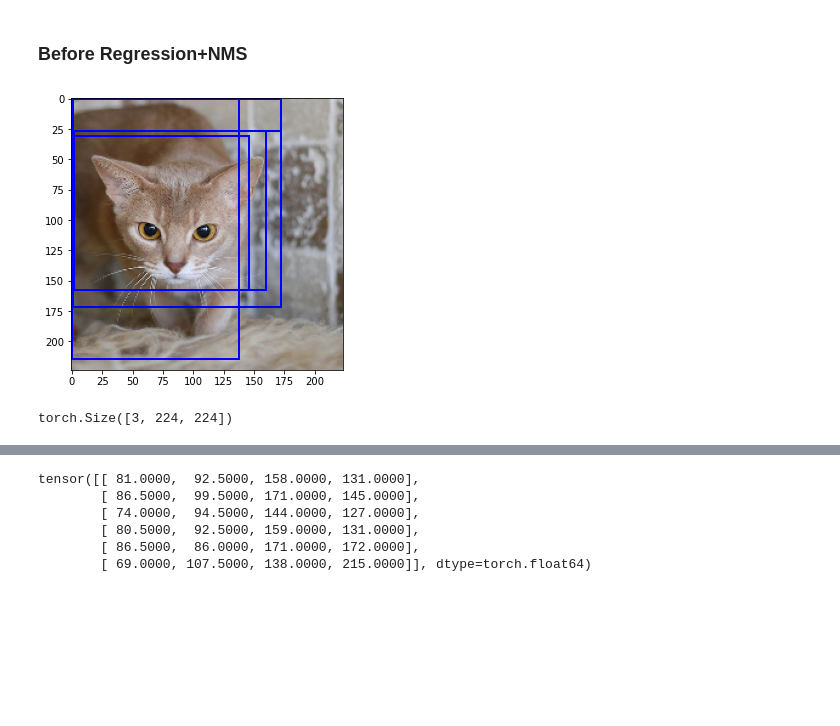
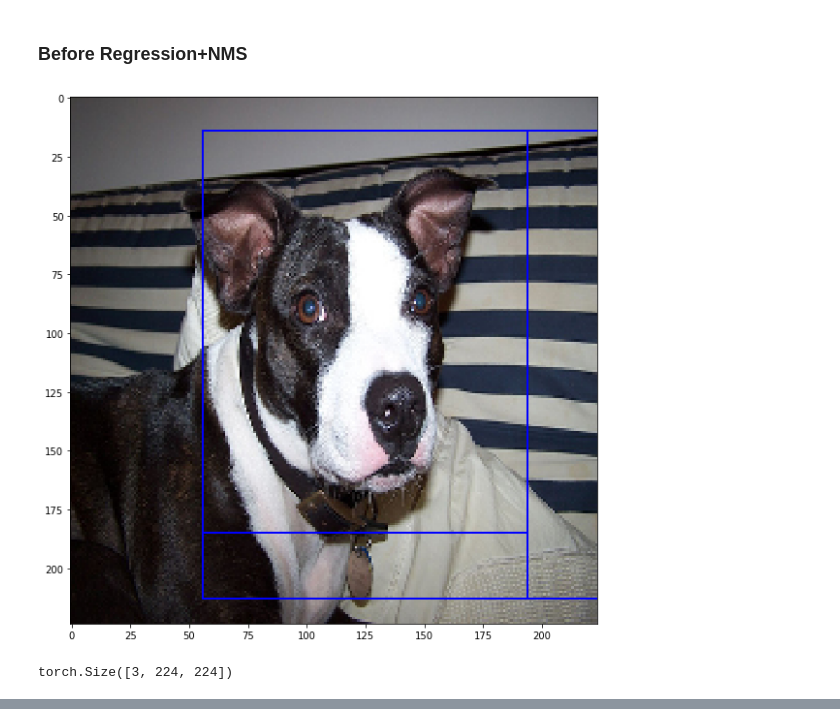
Before and after one commit to hslrock/ObjectDetection_, a Jupyter notebook: 2_FAST_RCNN.ipynb, the cells around one changed output, grey strips where cells are left out. Saved outputs shown, nothing was run; the diff lists cells and outputs as text; code cells hidden in the pictures; blank space fills up the shorter version.

```diff
--- a/2_FAST_RCNN.ipynb
+++ b/2_FAST_RCNN.ipynb
@@ -320,7 +338,7 @@ from utills.tboard import Writer,delete_files
 ## Training
 # %%
 '''
-epochs=50
+epochs=100
 device="cuda"
 fastRCNN.to(device)
 reg_crit=nn.L1Loss()
@@ -328,7 +346,7 @@ clf_crit=nn.CrossEntropyLoss()
 
 train_log_idx=0
 valid_log_idx=0
-for epoch in range(epochs):
+for epoch in range(50,epochs):
     print(f"epochs: {epoch}")
 
 
@@ -401,23 +419,23 @@ for epoch in range(epochs):
     torch.save(fastRCNN.state_dict(), "E:/OD_models/FAST_RCNN/"+f"epoch_{epoch}.pth")
 
 
-'''
+    '''
 print("")
 # %% [markdown]
 ## Eval
 # %%
-single_valid=valid_ds[2]
+single_valid=train_ds[2]
 # %%
-fastRCNN=Fast_RCNN()
+#fastRCNN=Fast_RCNN()
 
-fastRCNN.load_state_dict(torch.load("pretrained_model/FastRCNN_42.pth"))
-load_state_dict(torch.load("pretrained_model/FastRCNN_42.pth"))
+#fastRCNN.load_state_dict(torch.load("pretrained_model/FastRCNN_42.pth"))
 fastRCNN.eval()
+fastRCNN.to("cpu")
 print("Model_loaded")
 # %% [output]
 Model_loaded
 # %%
-img,gt_bbox,proposed_regions=single_valid
+img,gt_bbox,proposed_regions,_,_=single_valid
 # %% [markdown]
 ### Input Img +GT
 # %%
@@ -467,25 +485,25 @@ confs=confs.squeeze(1)
 # %% [markdown]
 ### Before Regression+NMS
 # %%
-fig, ax = plt.subplots(figsize=(5,5))
+fig, ax = plt.subplots(figsize=(10,10))
 
 ax.imshow(T.ToPILImage()(img*0.5+0.5))
 for bbox in dets:
     xy=(bbox[0],bbox[1])
     width=bbox[2]-bbox[0]
     height=bbox[3]-bbox[1]
     ax.add_patch(
      patches.Rectangle(
         xy,
         width,
         height,
         edgecolor = 'blue',
         fill=False,
          linewidth=2) )
 plt.show()
 single_valid[0].shape
 # %% [output]
-[figure, old version]
+[figure, new version]
 torch.Size([3, 224, 224])
 # %% [markdown]
 ![img](https://i.imgur.com/0I6dcDS.png)
@@ -497,12 +515,3 @@ for (label,offset) in zip(labels,offsets):
     offset_list.append(offset[label])
 offset_list=torch.stack(offset_list)
 cvtdets=torch.stack([cvtScale(x) for x in dets])
-# %%
-cvtdets
-# %% [output]
-tensor([[ 81.0000,  92.5000, 158.0000, 131.0000],
-        [ 86.5000,  99.5000, 171.0000, 145.0000],
-        [ 74.0000,  94.5000, 144.0000, 127.0000],
-        [ 80.5000,  92.5000, 159.0000, 131.0000],
-        [ 86.5000,  86.0000, 171.0000, 172.0000],
-        [ 69.0000, 107.5000, 138.0000, 215.0000]], dtype=torch.float64)
```
Also changed, not shown: parts of 41 cells of this notebook, 5 other files.
